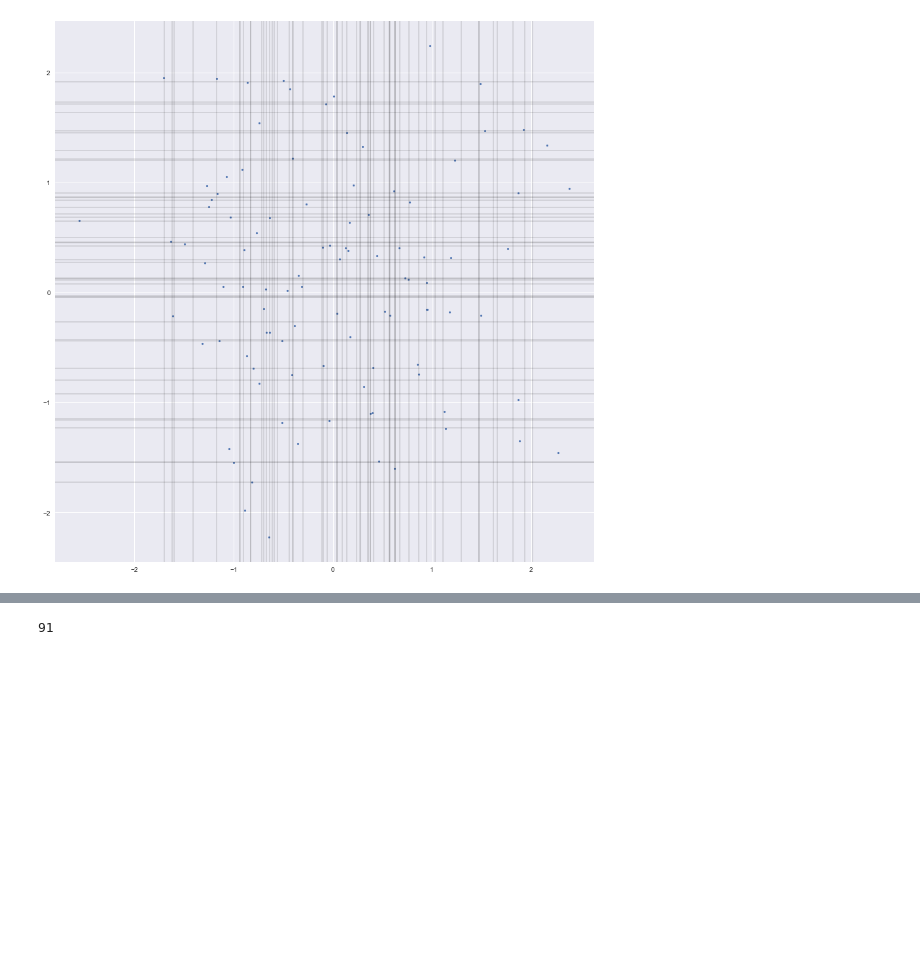
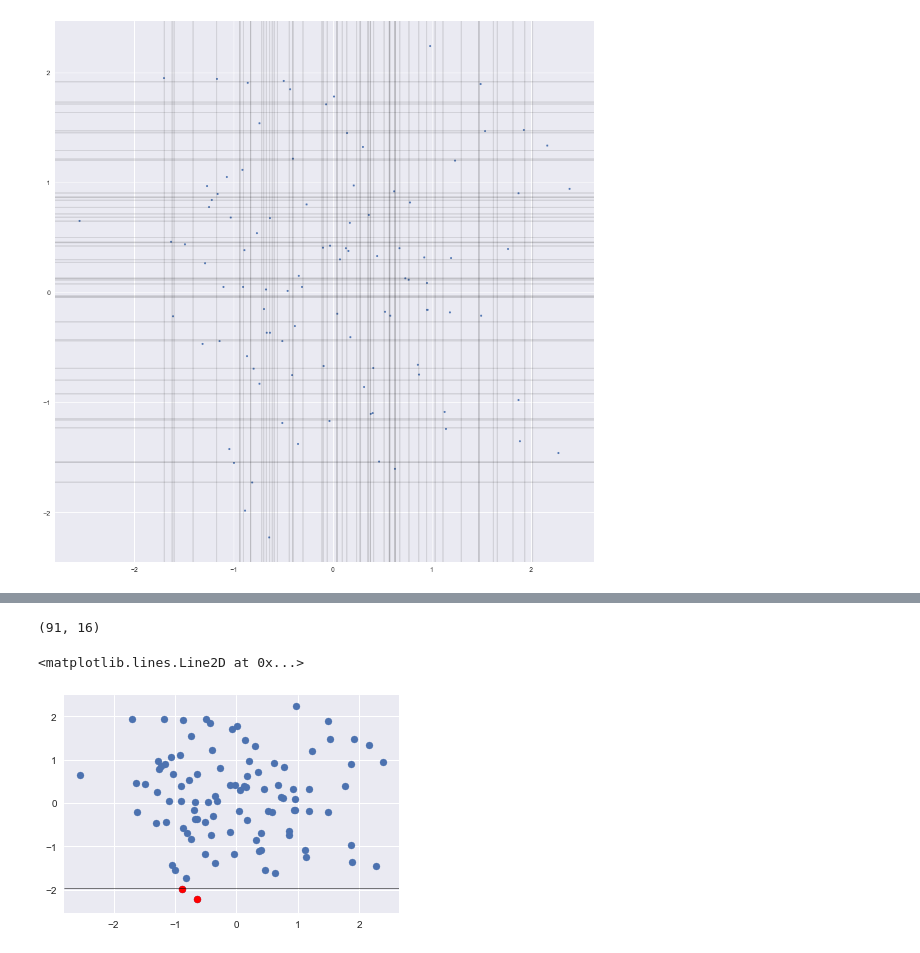
Before and after one commit to kLabUM/rrcf, a Jupyter notebook: notebooks/mktree.ipynb, the cells around one changed output, grey strips where cells are left out. Drawn from its saved outputs; the diff is of its cells as text; code cells hidden in the pictures; blank space fills up the shorter version.

```diff
--- a/notebooks/mktree.ipynb
+++ b/notebooks/mktree.ipynb
@@ -56,12 +60,14 @@ plt.tight_layout()
 # %%
 class inNode:
-    def __init__(self, q, p):
-        self.l = None
-        self.r = None
+    __slots__ = ['q', 'p', 'l', 'r']
+    def __init__(self, q, p, l=None, r=None):
+        self.l = l
+        self.r = r
         self.q = q
         self.p = p
 
 class exNode:
+    __slots__ = ['i']
     def __init__(self, i):
         self.i = i
 # %%
@@ -98,7 +104,16 @@ root = inNode(q=0, p=0)
 cuts(X, S, parent=root)
 # Kind of janky, but what can you do?
 root = root.l
-# %%
-root.l.l.i
-# %% [output]
-91
+# %%
+#Two data points close to root
+root.l.l.i, root.l.r.i
+# %% [output]
+(91, 16)
+# %%
+plt.scatter(X[:,0], X[:,1])
+plt.scatter(*X[root.l.l.i], c='r')
+plt.scatter(*X[root.l.r.i], c='r')
+plt.axhline(root.p, c='k', linewidth=0.5)
+# %% [output]
+<matplotlib.lines.Line2D at 0x...>
+[figure, added]
```
Also changed, not shown: parts of 2 cells of this notebook.
